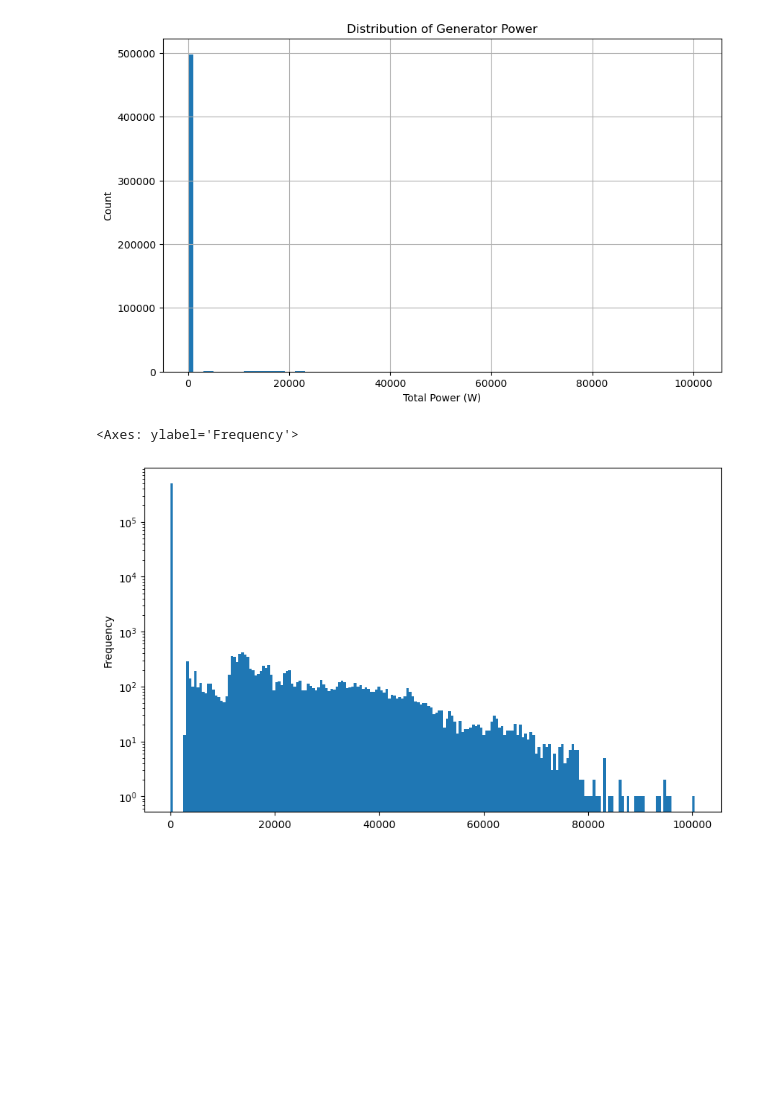
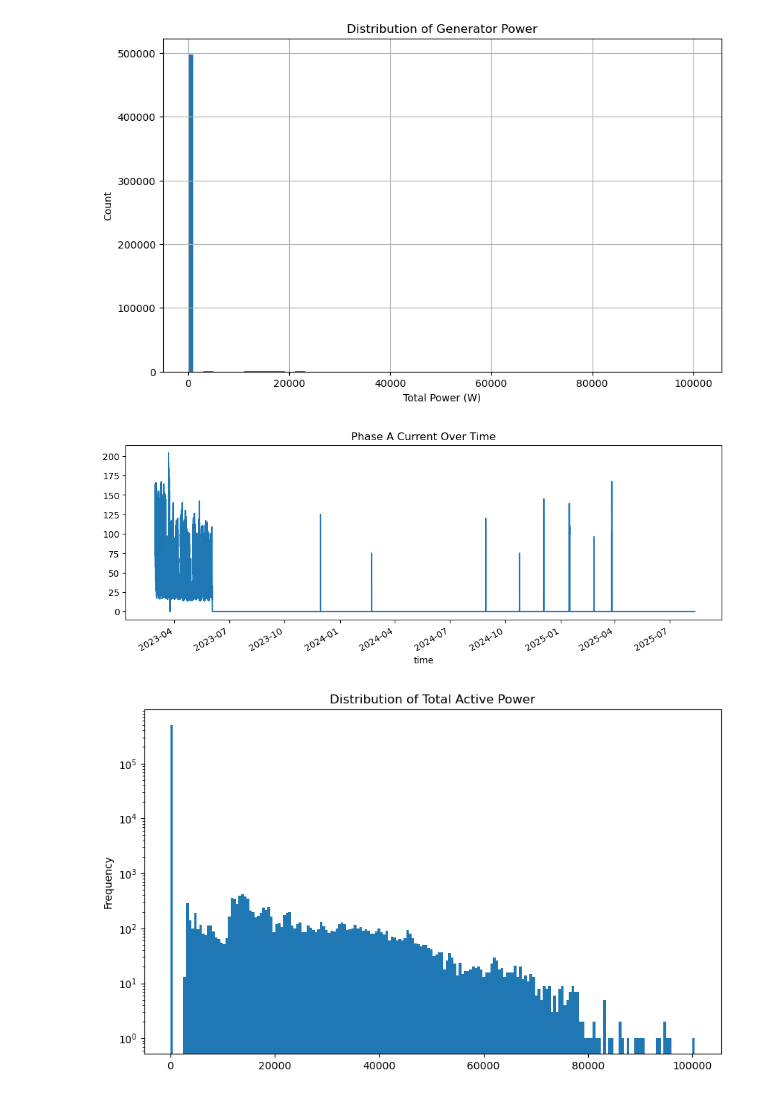
Before and after one commit to TarinaSnyman/PRJ_Generator-Monitoring-Solution_ML, a Jupyter notebook: Dataset/EDA_12318.ipynb, the cells around one changed output. Cells and saved outputs as stored; diff of their text form; code cells hidden in the pictures; blank space fills up the shorter version.

```diff
--- a/Dataset/EDA_12318.ipynb
+++ b/Dataset/EDA_12318.ipynb
@@ -148,8 +167,17 @@ plt.title("Distribution of Generator Power")
 plt.show()
 # %% [output]
 [figure]
-# %%
-df['ptot_W'].plot(kind='hist', bins=200, logy=True, figsize=(10,6))
-# %% [output]
-<Axes: ylabel='Frequency'>
-[figure, removed]
+# %%
+df.set_index('time')['ia_A'].plot(figsize=(12,4))
+plt.title("Phase A Current Over Time")
+plt.show()
+# Plot Phase A current across time to visualize ON/OFF cycles and anomalies
+# %% [output]
+[figure, added]
+# %%
+df['ptot_W'].plot(kind='hist', bins=200, logy=True, figsize=(10,6))
+plt.title("Distribution of Total Active Power")
+plt.show()
+# Histogram of total power (log scale) – should reveal two modes (OFF near 0, ON at higher values)
+# %% [output]
+[figure, added]
```
Also changed, not shown: parts of 20 cells of this notebook, 3 other files.
